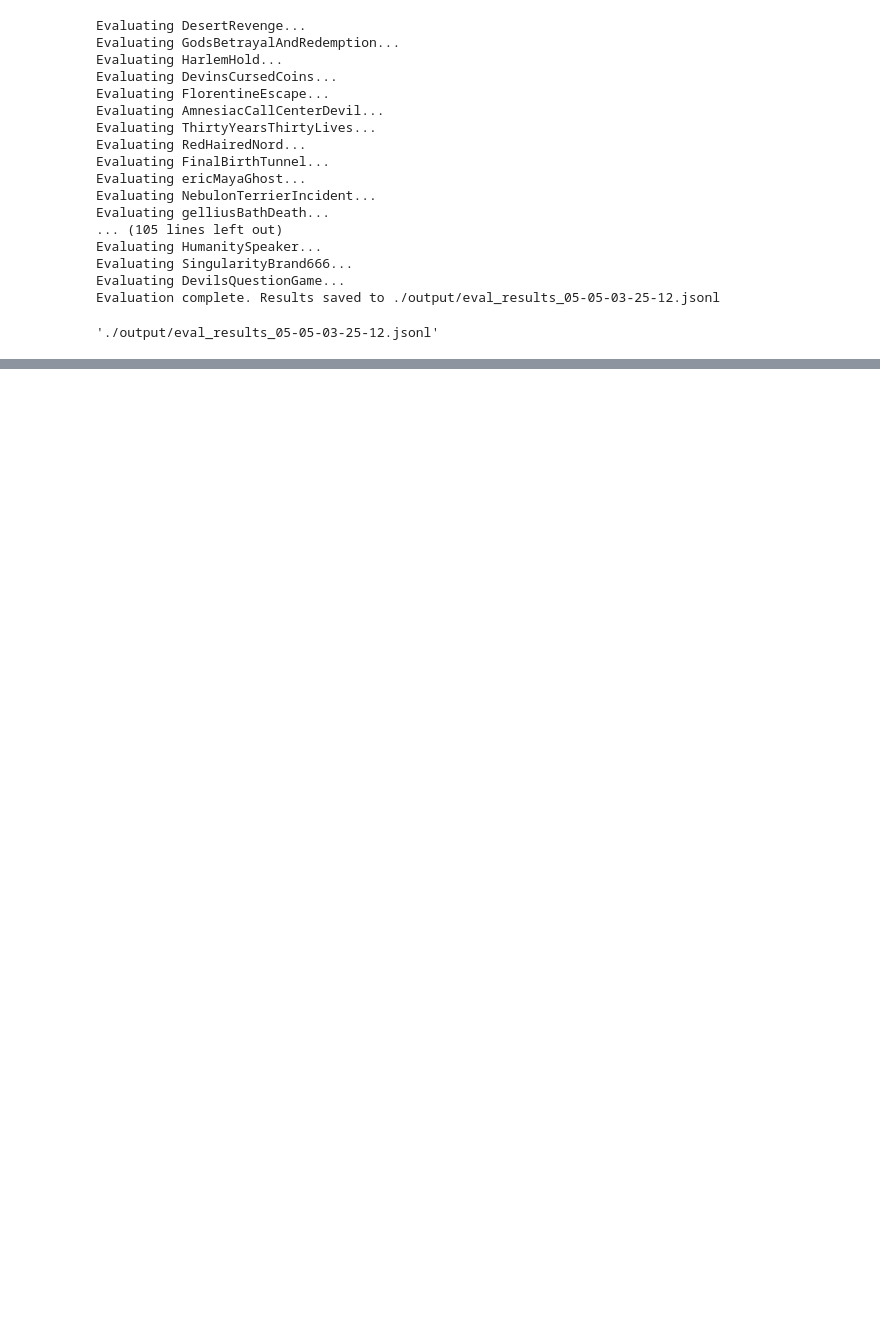
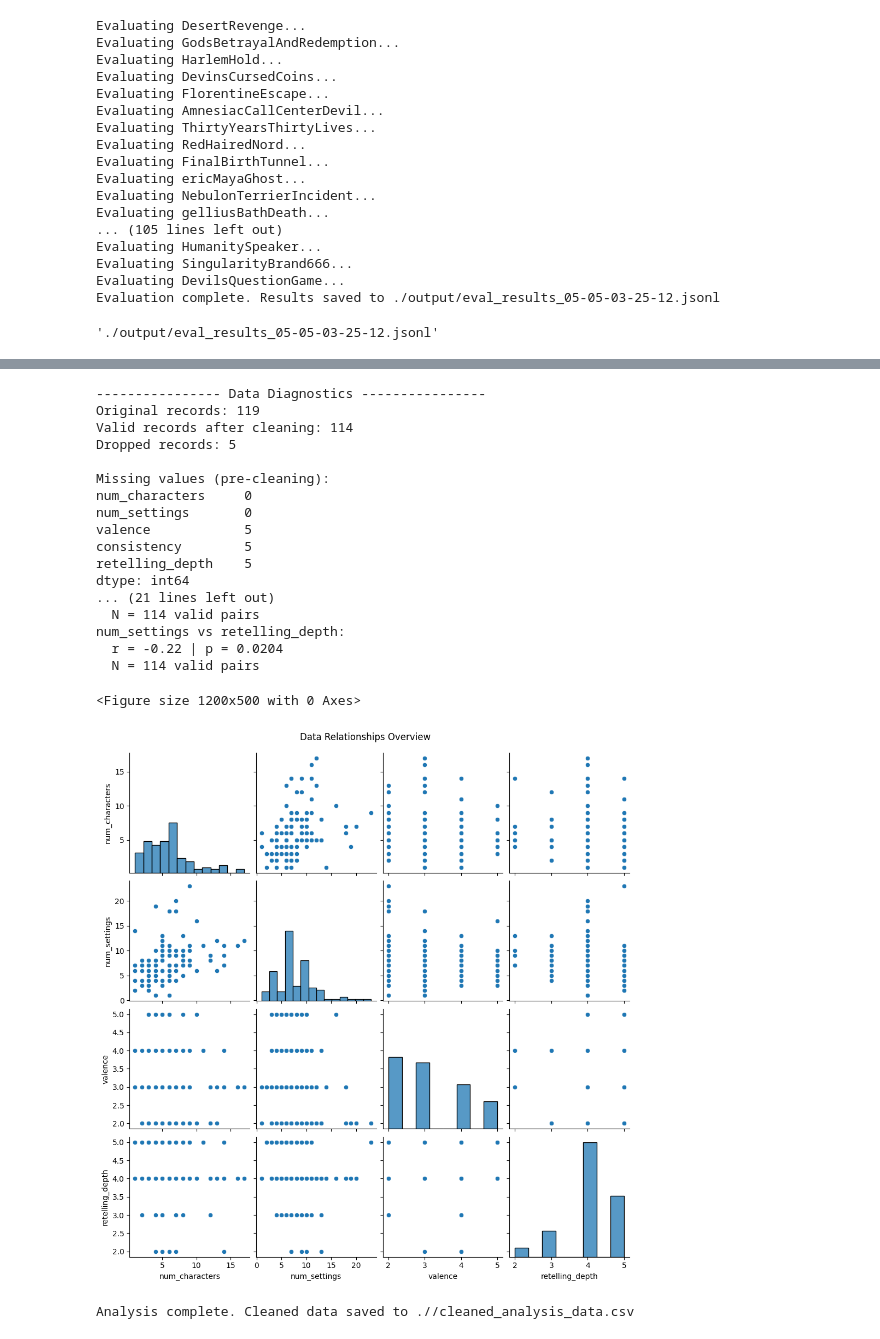
Before and after one commit to YottaYocta/Group-1, a Jupyter notebook: final project/focalization.ipynb, the cells around one changed output, grey strips where cells are left out. Drawn from its saved outputs; the diff is of its cells as text; code cells hidden in the pictures; blank space fills up the shorter version.

Commit message:
task (wip): analysis and graph generation

```diff
--- a/final project/focalization.ipynb
+++ b/final project/focalization.ipynb
@@ -357,0 +563,23 @@ Evaluation complete. Results saved to ./output/eval_results_05-05-03-25-12.jsonl
+# %%
+analyze_evaluation_data(data_dir='./')
+# %% [output]
+---------------- Data Diagnostics ----------------
+Original records: 119
+Valid records after cleaning: 114
+Dropped records: 5
+
+Missing values (pre-cleaning):
+num_characters     0
+num_settings       0
+valence            5
+consistency        5
+retelling_depth    5
+dtype: int64
+... (21 lines left out)
+  N = 114 valid pairs
+num_settings vs retelling_depth:
+  r = -0.22 | p = 0.0204
+  N = 114 valid pairs
+<Figure size 1200x500 with 0 Axes>
+[figure, added]
+Analysis complete. Cleaned data saved to .//cleaned_analysis_data.csv
```
Also changed, not shown: parts of 3 cells of this notebook.
